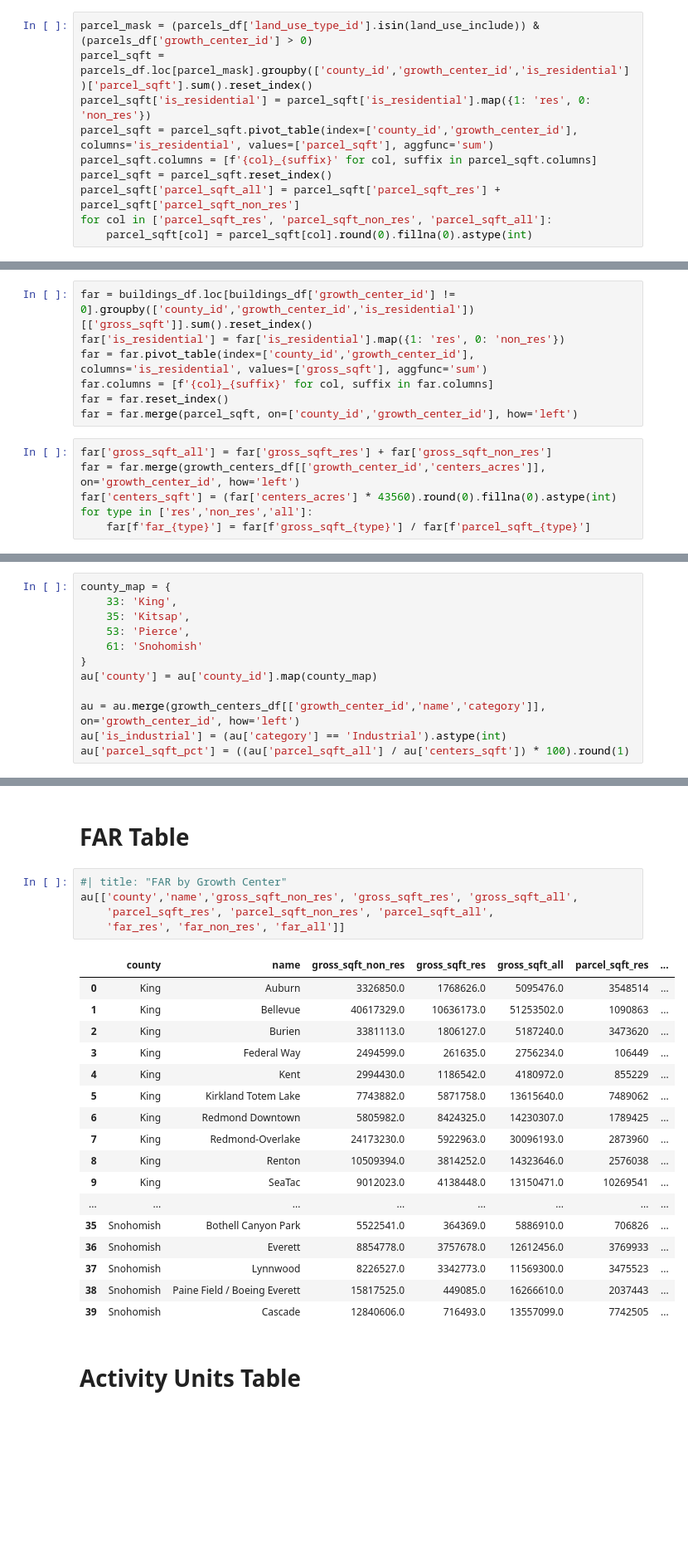
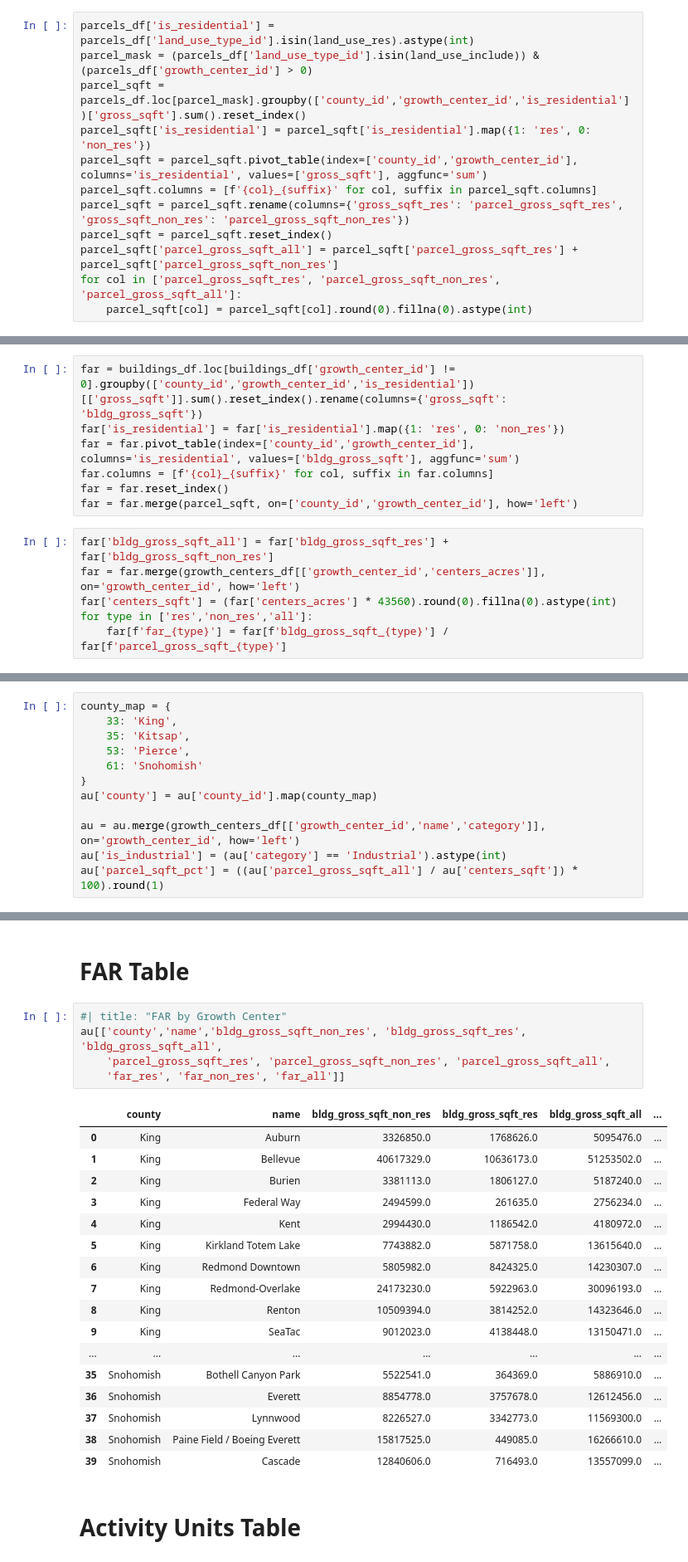
Before and after one commit to jkolberg/centers_density_analysis, a Jupyter notebook: au_acre_far_existing.ipynb, the cells around one changed output, grey strips where cells are left out. Shown at 83% size. Saved outputs shown, nothing was run; the diff lists cells and outputs as text; blank space fills up the shorter version.

Commit message:
switch to gross_parcel_sqft

```diff
--- a/au_acre_far_existing.ipynb
+++ b/au_acre_far_existing.ipynb
@@ -123,12 +121,14 @@ parcels_df['is_residential'] = parcels_df['land_use_type_id'].isin(land_use_res)
 # %%
+parcels_df['is_residential'] = parcels_df['land_use_type_id'].isin(land_use_res).astype(int)
 parcel_mask = (parcels_df['land_use_type_id'].isin(land_use_include)) & (parcels_df['growth_center_id'] > 0)
-parcel_sqft = parcels_df.loc[parcel_mask].groupby(['county_id','growth_center_id','is_residential'])['parcel_sqft'].sum().reset_index()
+parcel_sqft = parcels_df.loc[parcel_mask].groupby(['county_id','growth_center_id','is_residential'])['gross_sqft'].sum().reset_index()
 parcel_sqft['is_residential'] = parcel_sqft['is_residential'].map({1: 'res', 0: 'non_res'})
-parcel_sqft = parcel_sqft.pivot_table(index=['county_id','growth_center_id'], columns='is_residential', values=['parcel_sqft'], aggfunc='sum')
+parcel_sqft = parcel_sqft.pivot_table(index=['county_id','growth_center_id'], columns='is_residential', values=['gross_sqft'], aggfunc='sum')
 parcel_sqft.columns = [f'{col}_{suffix}' for col, suffix in parcel_sqft.columns]
+parcel_sqft = parcel_sqft.rename(columns={'gross_sqft_res': 'parcel_gross_sqft_res', 'gross_sqft_non_res': 'parcel_gross_sqft_non_res'})
 parcel_sqft = parcel_sqft.reset_index()
-parcel_sqft['parcel_sqft_all'] = parcel_sqft['parcel_sqft_res'] + parcel_sqft['parcel_sqft_non_res']
-for col in ['parcel_sqft_res', 'parcel_sqft_non_res', 'parcel_sqft_all']:
+parcel_sqft['parcel_gross_sqft_all'] = parcel_sqft['parcel_gross_sqft_res'] + parcel_sqft['parcel_gross_sqft_non_res']
+for col in ['parcel_gross_sqft_res', 'parcel_gross_sqft_non_res', 'parcel_gross_sqft_all']:
     parcel_sqft[col] = parcel_sqft[col].round(0).fillna(0).astype(int)
 # %%
 # add is_residential and growth_center_id columns to buildings_df
@@ -139,18 +139,18 @@ buildings_df['growth_center_id'] = buildings_df['parcel_id'].map(parcel_center_x
 county_xwalk = parcels_df[['parcel_id','county_id']].set_index('parcel_id')['county_id']
 buildings_df['county_id'] = buildings_df['parcel_id'].map(county_xwalk)
 # %%
-far = buildings_df.loc[buildings_df['growth_center_id'] != 0].groupby(['county_id','growth_center_id','is_residential'])[['gross_sqft']].sum().reset_index()
+far = buildings_df.loc[buildings_df['growth_center_id'] != 0].groupby(['county_id','growth_center_id','is_residential'])[['gross_sqft']].sum().reset_index().rename(columns={'gross_sqft': 'bldg_gross_sqft'})
 far['is_residential'] = far['is_residential'].map({1: 'res', 0: 'non_res'})
-far = far.pivot_table(index=['county_id','growth_center_id'], columns='is_residential', values=['gross_sqft'], aggfunc='sum')
+far = far.pivot_table(index=['county_id','growth_center_id'], columns='is_residential', values=['bldg_gross_sqft'], aggfunc='sum')
 far.columns = [f'{col}_{suffix}' for col, suffix in far.columns]
 far = far.reset_index()
 far = far.merge(parcel_sqft, on=['county_id','growth_center_id'], how='left')
 # %%
-far['gross_sqft_all'] = far['gross_sqft_res'] + far['gross_sqft_non_res']
+far['bldg_gross_sqft_all'] = far['bldg_gross_sqft_res'] + far['bldg_gross_sqft_non_res']
 far = far.merge(growth_centers_df[['growth_center_id','centers_acres']], on='growth_center_id', how='left')
 far['centers_sqft'] = (far['centers_acres'] * 43560).round(0).fillna(0).astype(int)
 for type in ['res','non_res','all']:
-    far[f'far_{type}'] = far[f'gross_sqft_{type}'] / far[f'parcel_sqft_{type}']
+    far[f'far_{type}'] = far[f'bldg_gross_sqft_{type}'] / far[f'parcel_gross_sqft_{type}']
 # %%
 building_parcel_xwalk = buildings_df[['building_id','parcel_id']].set_index('building_id')['parcel_id']
 households_df['parcel_id'] = households_df['building_id'].map(building_parcel_xwalk)
@@ -180,7 +180,7 @@ au['county'] = au['county_id'].map(county_map)
 
 au = au.merge(growth_centers_df[['growth_center_id','name','category']], on='growth_center_id', how='left')
 au['is_industrial'] = (au['category'] == 'Industrial').astype(int)
-au['parcel_sqft_pct'] = ((au['parcel_sqft_all'] / au['centers_sqft']) * 100).round(1)
+au['parcel_sqft_pct'] = ((au['parcel_gross_sqft_all'] / au['centers_sqft']) * 100).round(1)
 # %% [markdown]
 # Residential plot
 # %%
@@ -330,27 +330,27 @@ Notes:
 # FAR Table
 # %%
 #| title: "FAR by Growth Center"
-au[['county','name','gross_sqft_non_res', 'gross_sqft_res', 'gross_sqft_all',
-    'parcel_sqft_res', 'parcel_sqft_non_res', 'parcel_sqft_all',
+au[['county','name','bldg_gross_sqft_non_res', 'bldg_gross_sqft_res', 'bldg_gross_sqft_all',
+    'parcel_gross_sqft_res', 'parcel_gross_sqft_non_res', 'parcel_gross_sqft_all',
     'far_res', 'far_non_res', 'far_all']]
 # %% [output]
-|  | county | name | gross_sqft_non_res | gross_sqft_res | gross_sqft_all | parcel_sqft_res | ... |
-| 0 | King | Auburn | 3326850.0 | 1768626.0 | 5095476.0 | 3548514 | ... |
-| 1 | King | Bellevue | 40617329.0 | 10636173.0 | 51253502.0 | 1090863 | ... |
-| 2 | King | Burien | 3381113.0 | 1806127.0 | 5187240.0 | 3473620 | ... |
-| 3 | King | Federal Way | 2494599.0 | 261635.0 | 2756234.0 | 106449 | ... |
-| 4 | King | Kent | 2994430.0 | 1186542.0 | 4180972.0 | 855229 | ... |
-| 5 | King | Kirkland Totem Lake | 7743882.0 | 5871758.0 | 13615640.0 | 7489062 | ... |
-| 6 | King | Redmond Downtown | 5805982.0 | 8424325.0 | 14230307.0 | 1789425 | ... |
-| 7 | King | Redmond-Overlake | 24173230.0 | 5922963.0 | 30096193.0 | 2873960 | ... |
-| 8 | King | Renton | 10509394.0 | 3814252.0 | 14323646.0 | 2576038 | ... |
-| 9 | King | SeaTac | 9012023.0 | 4138448.0 | 13150471.0 | 10269541 | ... |
-| ... | ... | ... | ... | ... | ... | ... | ... |
-| 35 | Snohomish | Bothell Canyon Park | 5522541.0 | 364369.0 | 5886910.0 | 706826 | ... |
-| 36 | Snohomish | Everett | 8854778.0 | 3757678.0 | 12612456.0 | 3769933 | ... |
-| 37 | Snohomish | Lynnwood | 8226527.0 | 3342773.0 | 11569300.0 | 3475523 | ... |
-| 38 | Snohomish | Paine Field / Boeing Everett | 15817525.0 | 449085.0 | 16266610.0 | 2037443 | ... |
-| 39 | Snohomish | Cascade | 12840606.0 | 716493.0 | 13557099.0 | 7742505 | ... |
+|  | county | name | bldg_gross_sqft_non_res | bldg_gross_sqft_res | bldg_gross_sqft_all | ... |
+| 0 | King | Auburn | 3326850.0 | 1768626.0 | 5095476.0 | ... |
+| 1 | King | Bellevue | 40617329.0 | 10636173.0 | 51253502.0 | ... |
+| 2 | King | Burien | 3381113.0 | 1806127.0 | 5187240.0 | ... |
+| 3 | King | Federal Way | 2494599.0 | 261635.0 | 2756234.0 | ... |
+| 4 | King | Kent | 2994430.0 | 1186542.0 | 4180972.0 | ... |
+| 5 | King | Kirkland Totem Lake | 7743882.0 | 5871758.0 | 13615640.0 | ... |
+| 6 | King | Redmond Downtown | 5805982.0 | 8424325.0 | 14230307.0 | ... |
+| 7 | King | Redmond-Overlake | 24173230.0 | 5922963.0 | 30096193.0 | ... |
+| 8 | King | Renton | 10509394.0 | 3814252.0 | 14323646.0 | ... |
+| 9 | King | SeaTac | 9012023.0 | 4138448.0 | 13150471.0 | ... |
+| ... | ... | ... | ... | ... | ... | ... |
+| 35 | Snohomish | Bothell Canyon Park | 5522541.0 | 364369.0 | 5886910.0 | ... |
+| 36 | Snohomish | Everett | 8854778.0 | 3757678.0 | 12612456.0 | ... |
+| 37 | Snohomish | Lynnwood | 8226527.0 | 3342773.0 | 11569300.0 | ... |
+| 38 | Snohomish | Paine Field / Boeing Everett | 15817525.0 | 449085.0 | 16266610.0 | ... |
+| 39 | Snohomish | Cascade | 12840606.0 | 716493.0 | 13557099.0 | ... |
 # %% [markdown]
 # Activity Units Table
 # %%
```
Also changed, not shown: parts of 5 cells of this notebook, 1 other file.
